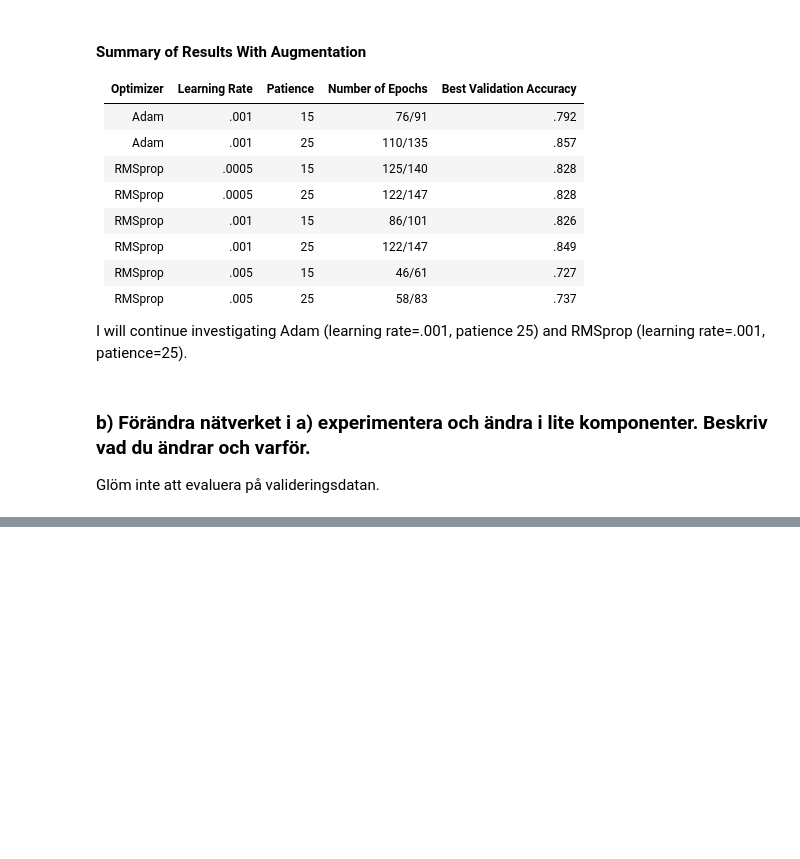
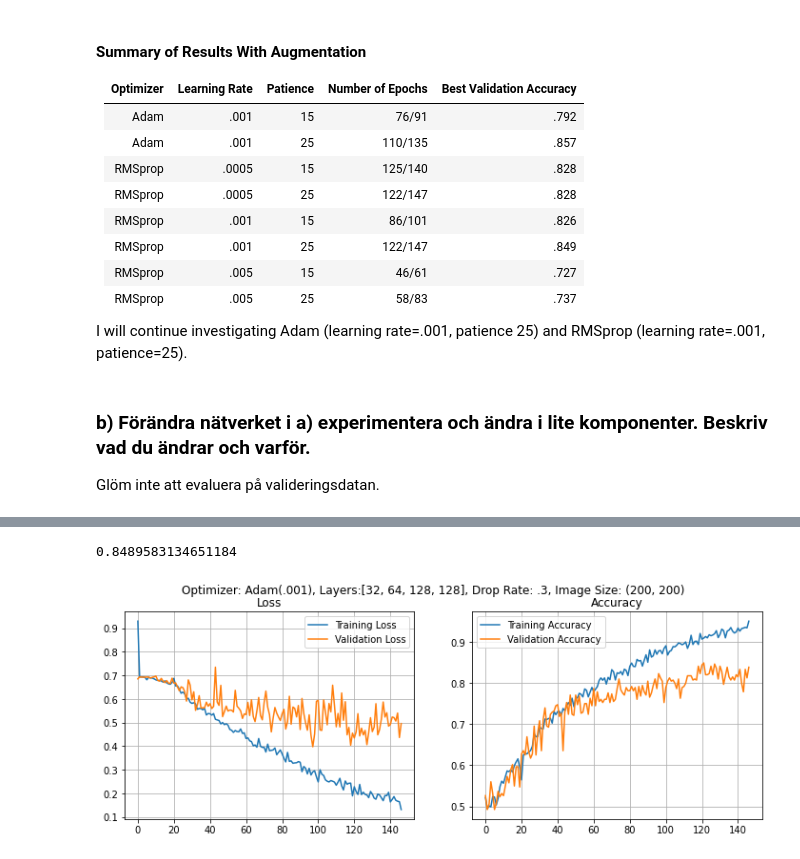
Before and after one commit to Anna-MariaSjolund/Deep-Learning-Anna-MariaSjolund, a Jupyter notebook: lab-dogs-vs-cats.ipynb, the cells around one changed output, grey strips where cells are left out. Saved outputs shown, nothing was run; the diff lists cells and outputs as text; code cells hidden in the pictures; blank space fills up the shorter version.

```diff
--- a/lab-dogs-vs-cats.ipynb
+++ b/lab-dogs-vs-cats.ipynb
@@ -650,0 +678,6 @@ The model did not perform better.
+# %%
+X_train_small_200 = resize_images(X_train_small, (200, 200))
+X_val_small_200 = resize_images(X_val_small, (200, 200))
+
+print(X_train_small_200.shape, X_val_small_200.shape)
+print(y_train_small.shape, y_val_small.shape)
@@ -650,0 +687,5 @@ The model did not perform better.
+# %%
+scaled_X_train_small_200 = X_train_small_200.astype("float32") / 255
+scaled_X_val_small_200 = X_val_small_200.astype("float32") / 255
+print(f"X_train_small_100, Min: {scaled_X_train_small_200.min()}, Max: {scaled_X_train_small_200.max()}")
+print(f"X_val_small_100, Min: {scaled_X_val_small_200.min()}, Max: {scaled_X_val_small_200.max()}")
@@ -659,5 +703,5 @@ train_image_generator = ImageDataGenerator(
 
 val_image_generator = ImageDataGenerator()
 
-train_generator_small = train_image_generator.flow(scaled_X_train_small, y_train_small, batch_size=32)
-val_generator_small = val_image_generator.flow(scaled_X_val_small, y_val_small, batch_size=32)
+train_generator_small_200 = train_image_generator.flow(scaled_X_train_small_200, y_train_small, batch_size=32)
+val_generator_small_200 = val_image_generator.flow(scaled_X_val_small_200, y_val_small, batch_size=32)
@@ -665,0 +708,2 @@ TODO:Remove stride, Change rotation range
+# %%
+model = create_model(train_generator_small_200, val_generator_small_200, input_shape=(200, 200, 3), kernels=[32, 64, 128, 128], optimizer=Adam, learning_rate=.001, early_stop_patience=25, drop_rate=.3)
@@ -665,0 +728,9 @@ TODO:Remove stride, Change rotation range
+# %%
+max(model.history.history["val_acc"])
+# %% [output]
+0.8489583134651184
+# %%
+metrics = pd.DataFrame(model.history.history)
+plot_metrics(metrics, "Optimizer: Adam(.001), Layers:[32, 64, 128, 128], Drop Rate: .3, Image Size: (200, 200)")
+# %% [output]
+[figure, added]
```
Also changed, not shown: parts of 29 cells of this notebook.
